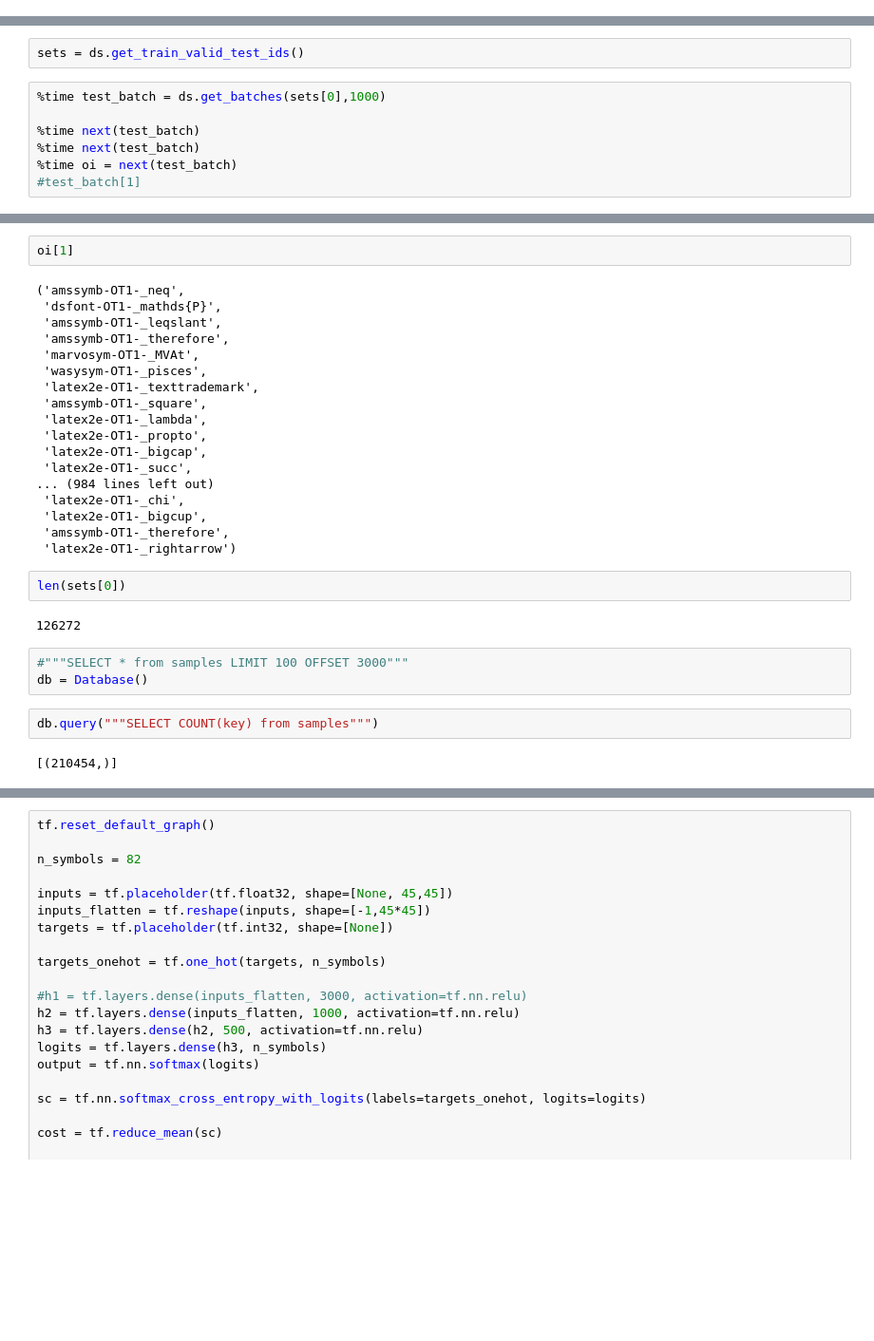
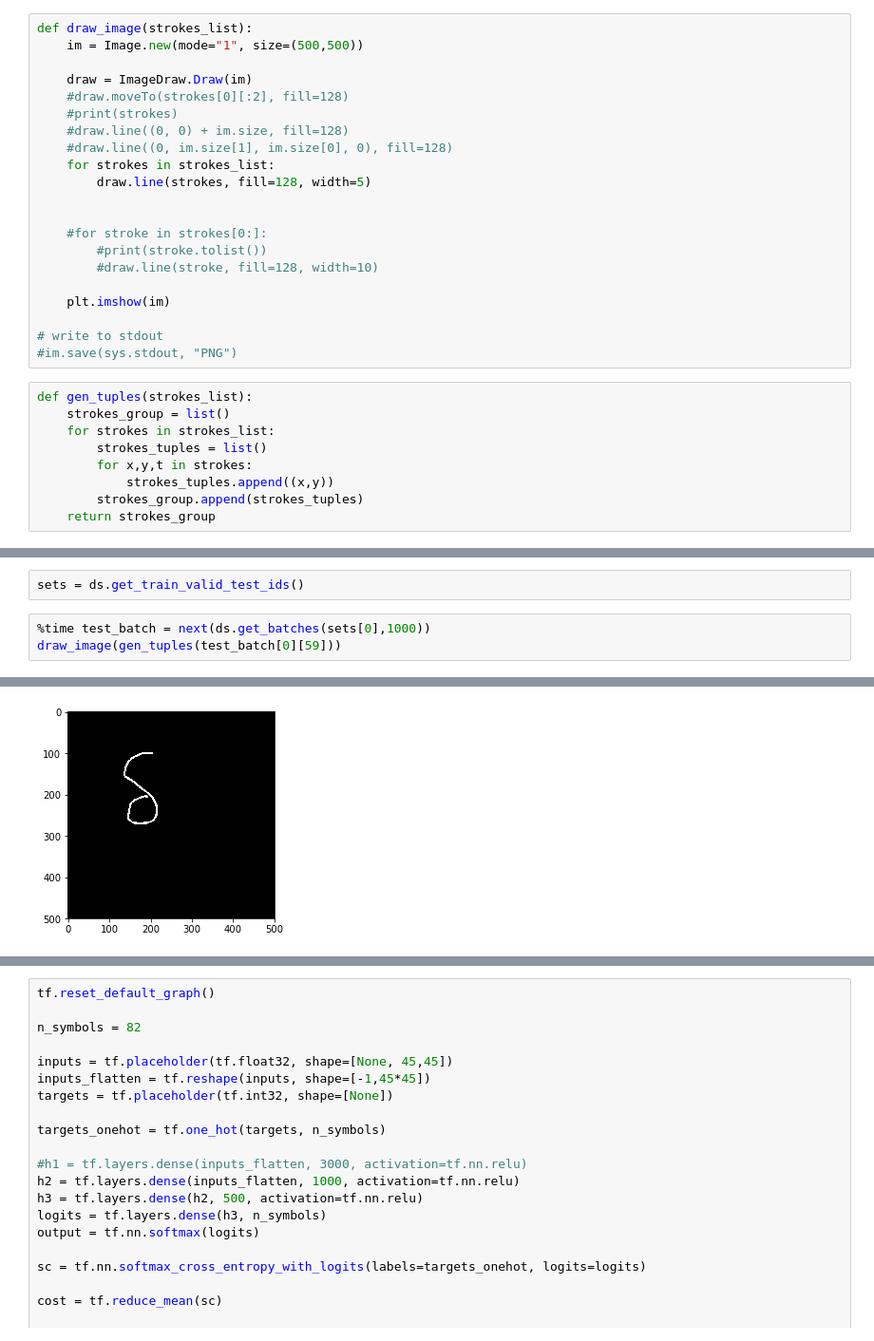
Before and after one commit to iolucas/mathwhat, a Jupyter notebook: convnet.ipynb, the cells around one changed output, grey strips where cells are left out. Shown at 95% size. Drawn from its saved outputs; the diff is of its cells as text; blank space fills up the shorter version.

```diff
--- a/convnet.ipynb
+++ b/convnet.ipynb
@@ -83,3 +64,33 @@ class StrokesDataset:
             ziped = list(zip(*data_batch)) #Use zip to separate labels from datapoints
 
             yield ziped[1], ziped[0]
+# %%
+def draw_image(strokes_list):
+    im = Image.new(mode="1", size=(500,500))
+
+    draw = ImageDraw.Draw(im)
+    #draw.moveTo(strokes[0][:2], fill=128)
+    #print(strokes)
+    #draw.line((0, 0) + im.size, fill=128)
+    #draw.line((0, im.size[1], im.size[0], 0), fill=128)
+    for strokes in strokes_list:
+        draw.line(strokes, fill=128, width=5)
+
+
+    #for stroke in strokes[0:]:
+        #print(stroke.tolist())
+        #draw.line(stroke, fill=128, width=10)
+
+    plt.imshow(im)
+
+# write to stdout
+#im.save(sys.stdout, "PNG")
+# %%
+def gen_tuples(strokes_list):
+    strokes_group = list()
+    for strokes in strokes_list:
+        strokes_tuples = list()
+        for x,y,t in strokes:
+            strokes_tuples.append((x,y))
+        strokes_group.append(strokes_tuples)
+    return strokes_group
@@ -92,10 +113,6 @@ ds.key_to_ind[ds.key_list[0]]
 # %%
 sets = ds.get_train_valid_test_ids()
 # %%
-%time test_batch = ds.get_batches(sets[0],1000)
-
-%time next(test_batch)
-%time next(test_batch)
-%time oi = next(test_batch)
-#test_batch[1]
+%time test_batch = next(ds.get_batches(sets[0],1000))
+draw_image(gen_tuples(test_batch[0][59]))
 # %% [output]
@@ -106,31 +120 @@ Wall time: 173 ms
+[figure, added]
-# %%
-oi[1]
-# %% [output]
-('amssymb-OT1-_neq',
- 'dsfont-OT1-_mathds{P}',
- 'amssymb-OT1-_leqslant',
- 'amssymb-OT1-_therefore',
- 'marvosym-OT1-_MVAt',
- 'wasysym-OT1-_pisces',
- 'latex2e-OT1-_texttrademark',
- 'amssymb-OT1-_square',
- 'latex2e-OT1-_lambda',
- 'latex2e-OT1-_propto',
- 'latex2e-OT1-_bigcap',
- 'latex2e-OT1-_succ',
-... (984 lines left out)
- 'latex2e-OT1-_chi',
- 'latex2e-OT1-_bigcup',
- 'amssymb-OT1-_therefore',
- 'latex2e-OT1-_rightarrow')
-# %%
-len(sets[0])
-# %% [output]
-126272
-# %%
-#"""SELECT * from samples LIMIT 100 OFFSET 3000"""
-db = Database()
-# %%
-db.query("""SELECT COUNT(key) from samples""")
-# %% [output]
-[(210454,)]
```
Also changed, not shown: parts of 27 cells of this notebook.
